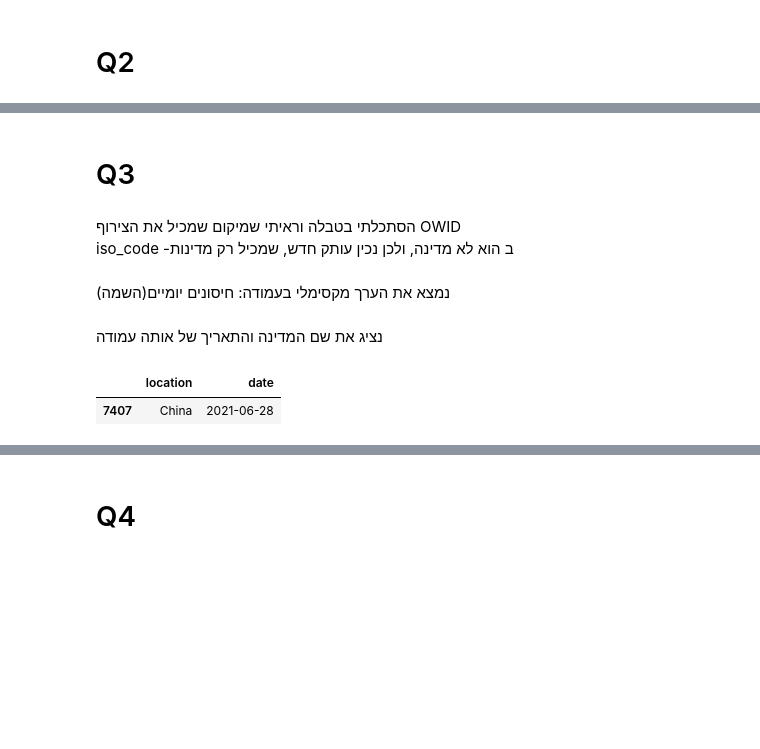
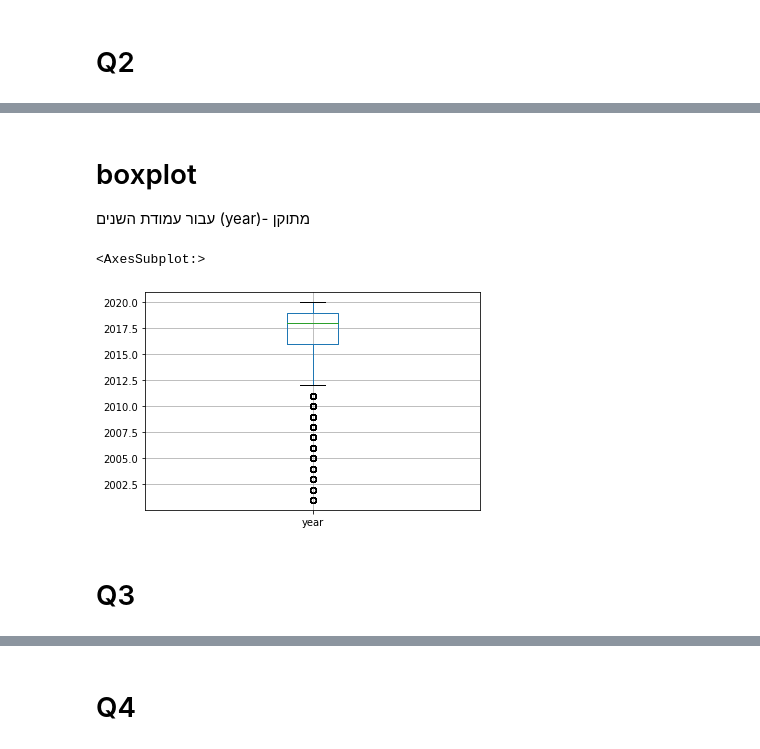
Before and after one commit to ShirMrg/HW, a Jupyter notebook: hw1.ipynb, the cells around one changed output, grey strips where cells are left out. Drawn from its saved outputs; the diff is of its cells as text; code cells hidden in the pictures; blank space fills up the shorter version.

```diff
--- a/hw1.ipynb
+++ b/hw1.ipynb
@@ -105,0 +89,3 @@ vacc_df_fixed
+# %%
+TripAdvisor_df_date_fixed= TripAdvisor_df[TripAdvisor_df[('year')]< 2021].copy()
+TripAdvisor_df_date_fixed
@@ -106,7 +106,10 @@ vacc_df_fixed
+# %% [markdown]
+# boxplot
+עבור עמודת השנים (year)- מתוקן
+# %%
+TripAdvisor_df_date_fixed.boxplot('year')
+# %% [output]
+<AxesSubplot:>
+[figure, added]
 # %% [markdown]
 # Q3
-# %% [markdown]
-הסתכלתי בטבלה וראיתי שמיקום שמכיל את הצירוף
-OWID
-iso_code -ב
-הוא לא מדינה, ולכן נכין עותק חדש, שמכיל רק מדינות
@@ -115,2 +115,0 @@ vacc_df_6_countries=vacc_df_6[vacc_df_6['iso_code'].str.contains(pat='OWID')==Fa
-# %% [markdown]
-נמצא את הערך מקסימלי בעמודה: חיסונים יומיים(השמה)
@@ -119,7 +115,0 @@ max_daily_vaccinations=vacc_df_6_countries['daily_vaccinations'].max()
-# %% [markdown]
-נציג את שם המדינה והתאריך של אותה עמודה
-# %%
-vacc_df_6_countries.loc[vacc_df_6_countries['daily_vaccinations']==max_daily_vaccinations,['location','date']]
-# %% [output]
-|  | location | date |
-| 7407 | China | 2021-06-28 |
```
Also changed, not shown: parts of 76 cells of this notebook.
